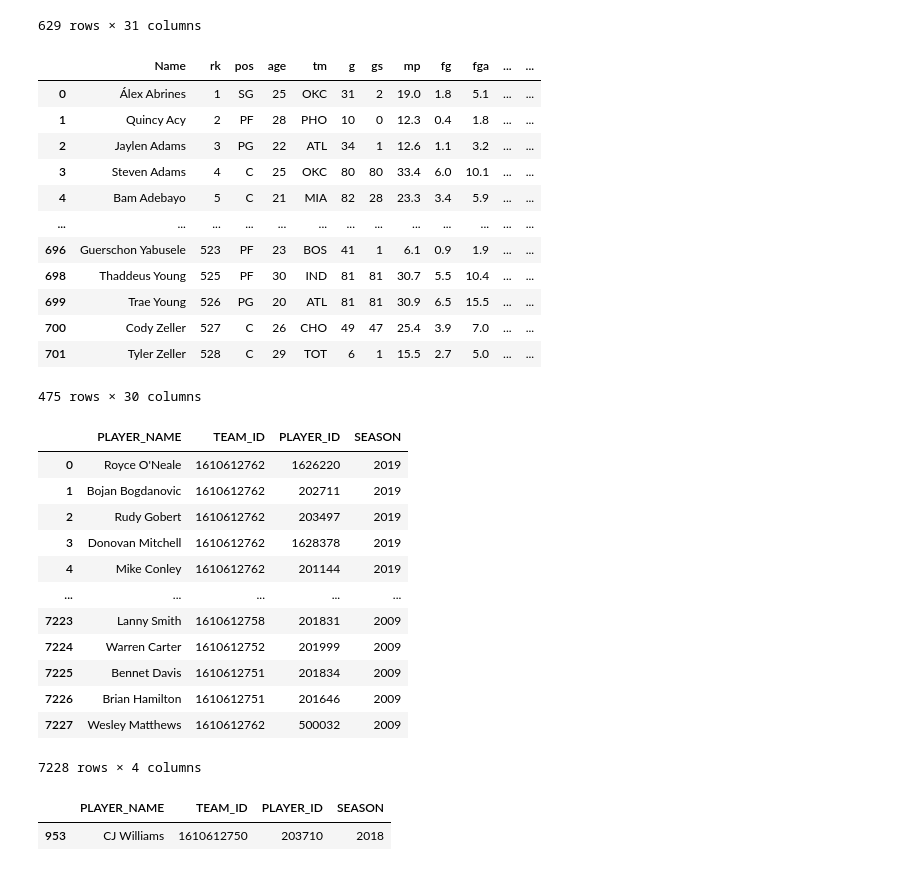
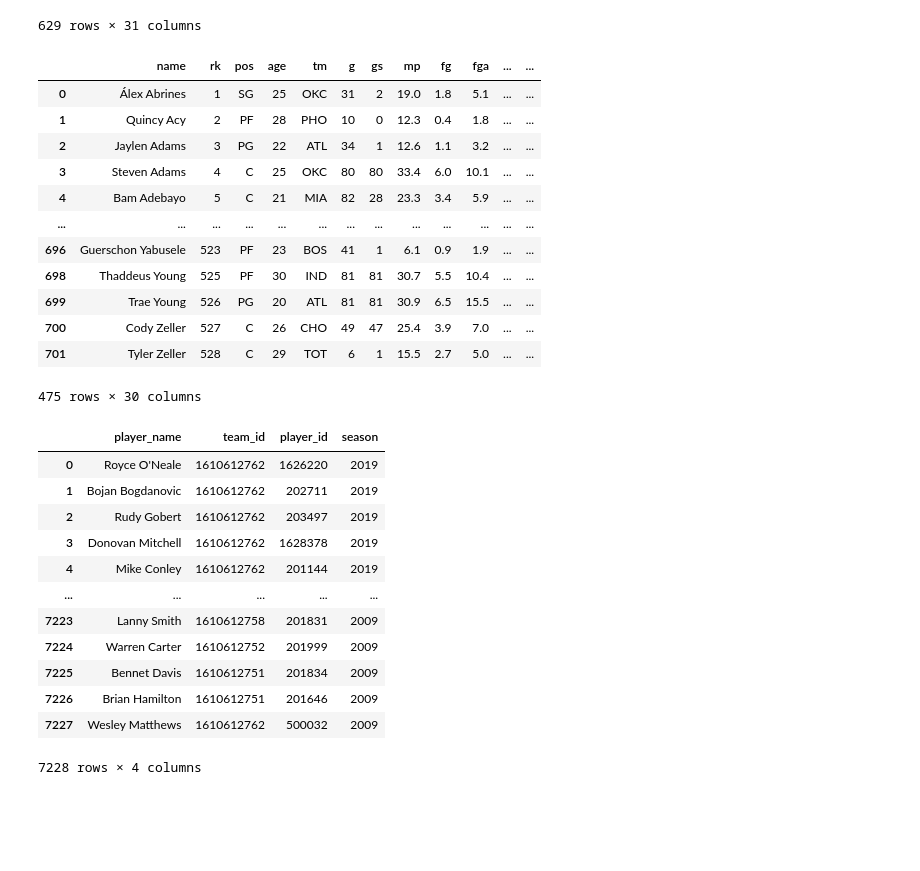
Before and after one commit to jeremykardash/project-2, a Jupyter notebook: code/stats_cleaner.ipynb, the cells around one changed output. Drawn from its saved outputs; the diff is of its cells as text; code cells hidden in the pictures; blank space fills up the shorter version.

Commit message:
Use validated data

```diff
--- a/code/stats_cleaner.ipynb
+++ b/code/stats_cleaner.ipynb
@@ -83,11 +75,11 @@ clean_stats = data[['Name',
  'pf',
  'pts']]
 # %%
-clean_stats = clean_stats.drop_duplicates(subset=['Name'], keep='first')
-clean_stats['Name'] = clean_stats['Name'].str.replace('.','')
+clean_stats = clean_stats.drop_duplicates(subset=['name'], keep='first')
+clean_stats['name'] = clean_stats['name'].str.replace('.','')
 clean_stats
 # %% [output]
-|  | Name | rk | pos | age | tm | g | gs | mp | fg | fga | ... | ... |
+|  | name | rk | pos | age | tm | g | gs | mp | fg | fga | ... | ... |
 | 0 | Álex Abrines | 1 | SG | 25 | OKC | 31 | 2 | 19.0 | 1.8 | 5.1 | ... | ... |
 | 1 | Quincy Acy | 2 | PF | 28 | PHO | 10 | 0 | 12.3 | 0.4 | 1.8 | ... | ... |
 | 2 | Jaylen Adams | 3 | PG | 22 | ATL | 34 | 1 | 12.6 | 1.1 | 3.2 | ... | ... |
@@ -101,12 +93,12 @@ clean_stats
 | 701 | Tyler Zeller | 528 | C | 29 | TOT | 6 | 1 | 15.5 | 2.7 | 5.0 | ... | ... |
 475 rows × 30 columns
 # %%
-file = os.path.join("..",'Resources', 'players.csv')
+file = os.path.join("..",'Validated_Data', 'players_val.csv')
 
 players = pd.read_csv(file)
 players
 # %% [output]
-|  | PLAYER_NAME | TEAM_ID | PLAYER_ID | SEASON |
+|  | player_name | team_id | player_id | season |
 | 0 | Royce O'Neale | 1610612762 | 1626220 | 2019 |
 | 1 | Bojan Bogdanovic | 1610612762 | 202711 | 2019 |
 | 2 | Rudy Gobert | 1610612762 | 203497 | 2019 |
@@ -120,12 +112,7 @@ players
 | 7227 | Wesley Matthews | 1610612762 | 500032 | 2009 |
 7228 rows × 4 columns
 # %%
-players = players.loc[players['SEASON'] == 2018]
+players = players.loc[players['season'] == 2018]
 
-players["PLAYER_NAME"] = players["PLAYER_NAME"].str.replace('.', '')
-
-players.loc[players.PLAYER_NAME == 'CJ Williams', :]
+players["player_name"] = players["player_name"].str.replace('.', '')
-# %% [output]
-|  | PLAYER_NAME | TEAM_ID | PLAYER_ID | SEASON |
-| 953 | CJ Williams | 1610612750 | 203710 | 2018 |
 # %%
```
Also changed, not shown: parts of 10 cells of this notebook, 1 other file.
